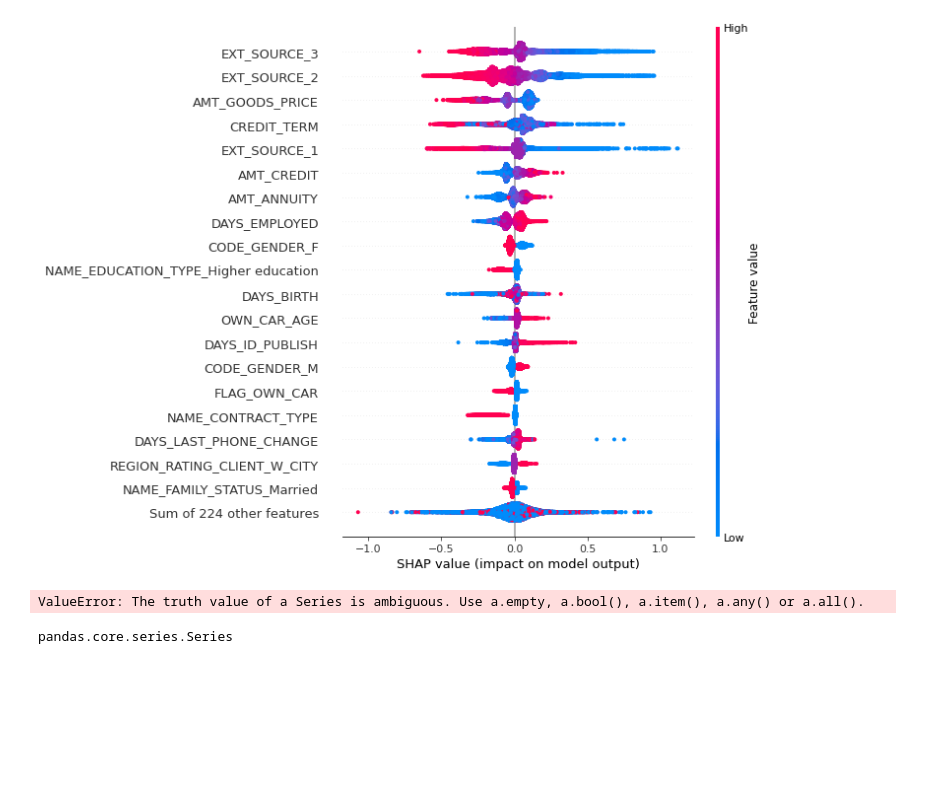
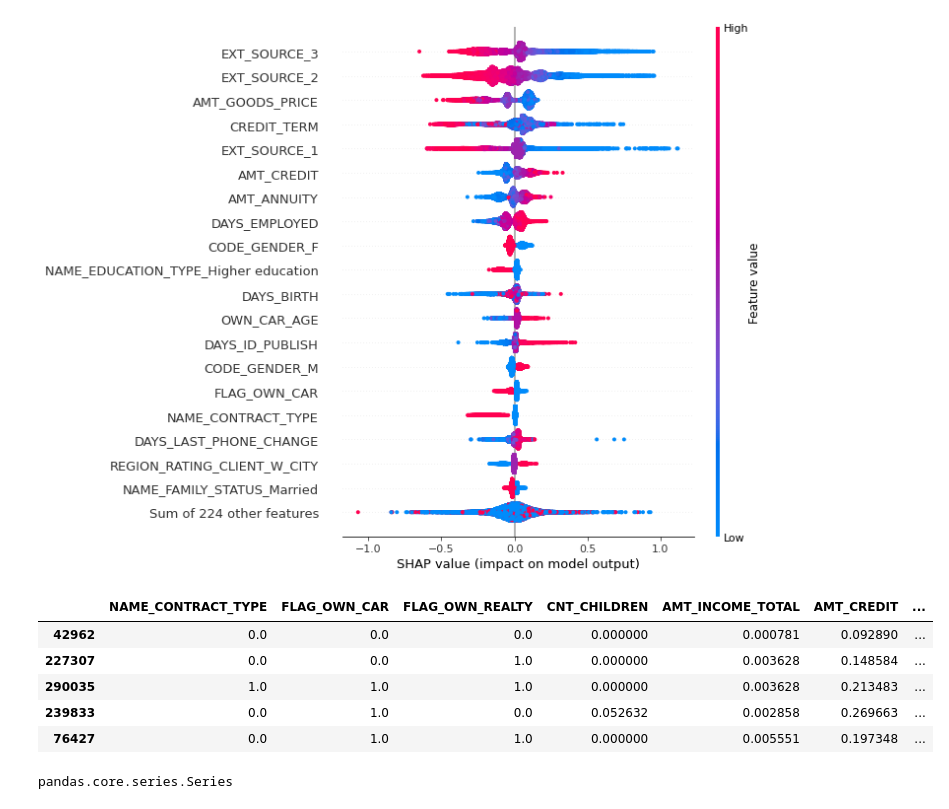
Before and after one commit to TravelAsATeam/OpenClassroomsP7, a Jupyter notebook: Model.ipynb, the cells around one changed output. Cells and saved outputs as stored; diff of their text form; code cells hidden in the pictures; blank space fills up the shorter version.

```diff
--- a/Model.ipynb
+++ b/Model.ipynb
@@ -1131,13 +1131,16 @@ shap.plots.beeswarm(shap_values, max_display=20)
 import plotly.express as px
 # %%
 temp_data_chart = data_sampled
-temp_data_chart['HIGHLIGHT'] = False
 profile_IDs = [149741, 363290]
-temp_data_chart['HIGHLIGHT'] = temp_data_chart['SK_ID_CURR'].apply(lambda x : True if x in profile_IDs else False))
-
-temp_data_chart.loc[temp_data_chart['SK_ID_CURR'] in profile_IDs, 'HIGHLIGHT'] = True
+temp_data_chart['HIGHLIGHT'] = temp_data_chart['SK_ID_CURR'].apply(lambda x : True if x in profile_IDs else False)
+temp_data_chart.head()
 # %% [output]
-ValueError: The truth value of a Series is ambiguous. Use a.empty, a.bool(), a.item(), a.any() or a.all().
+|  | NAME_CONTRACT_TYPE | FLAG_OWN_CAR | FLAG_OWN_REALTY | CNT_CHILDREN | AMT_INCOME_TOTAL | AMT_CREDIT | ... |
+| 42962 | 0.0 | 0.0 | 0.0 | 0.000000 | 0.000781 | 0.092890 | ... |
+| 227307 | 0.0 | 0.0 | 1.0 | 0.000000 | 0.003628 | 0.148584 | ... |
+| 290035 | 1.0 | 1.0 | 1.0 | 0.000000 | 0.003628 | 0.213483 | ... |
+| 239833 | 0.0 | 1.0 | 0.0 | 0.052632 | 0.002858 | 0.269663 | ... |
+| 76427 | 0.0 | 1.0 | 1.0 | 0.000000 | 0.005551 | 0.197348 | ... |
 # %%
 type(temp_data_chart['SK_ID_CURR'])
 # %% [output]
```
Also changed, not shown: 2 other files.
